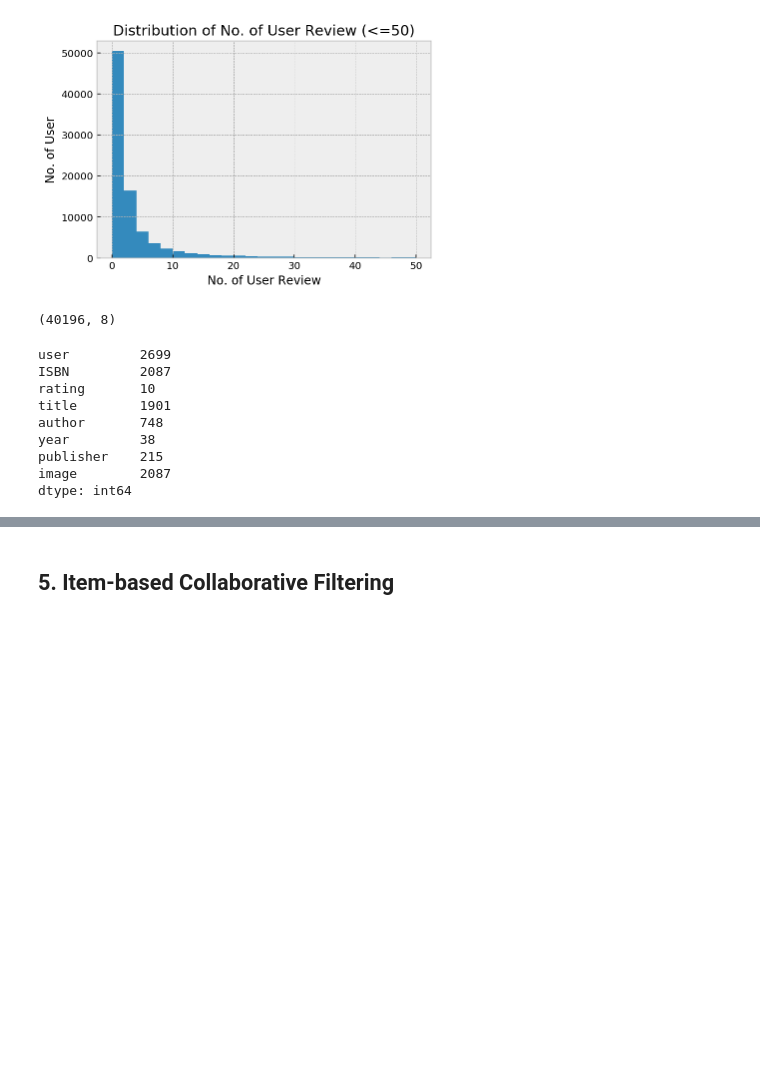
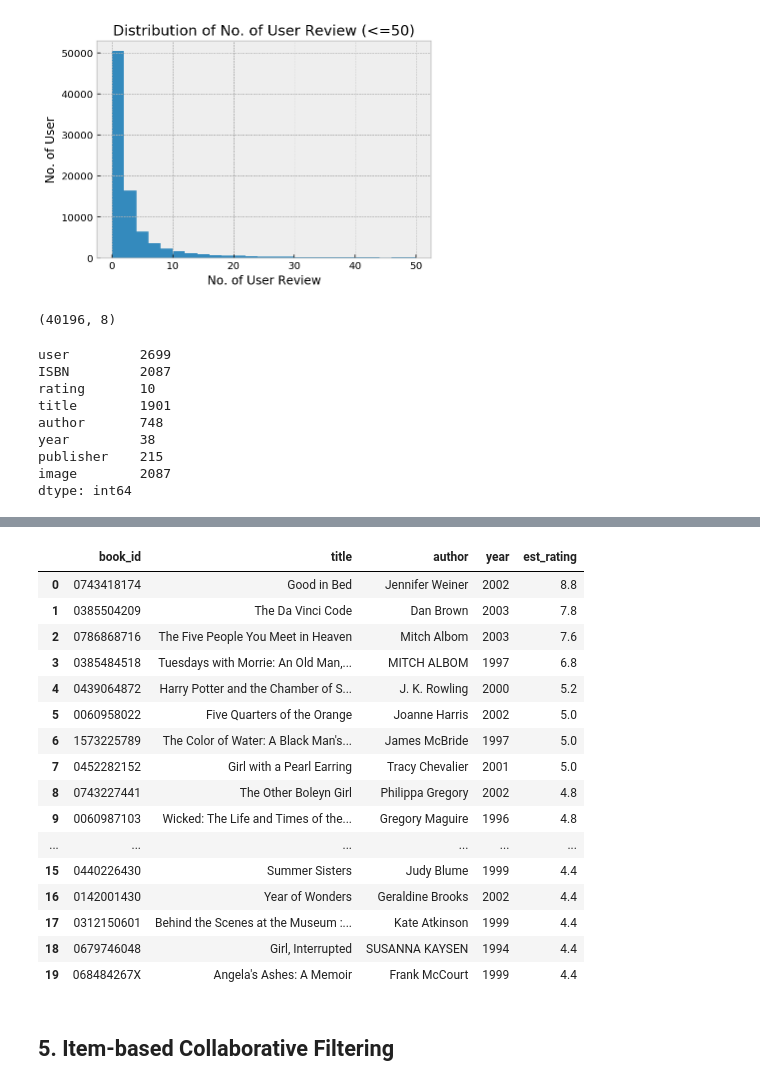
Before and after one commit to ppeyliang/book-recommender, a Jupyter notebook: capstone_project.ipynb, the cells around one changed output, grey strips where cells are left out. Drawn from its saved outputs; the diff is of its cells as text; code cells hidden in the pictures; blank space fills up the shorter version.

```diff
--- a/capstone_project.ipynb
+++ b/capstone_project.ipynb
@@ -346,0 +355,66 @@ Estimating biases using als...
+# %%
+# Build recommendation system using KNNWithZScore.
+testSubject = 153361
+# testSubject = cf.sample().user.values[0]
+k = 20
+
+trainset = data.build_full_trainset()
+
+sim_options = {'name': 'cosine',
+               'user_based': True
+               }
+
+model = KNNWithZScore(sim_options=sim_options)
+model.fit(trainset)
+simsMatrix = model.compute_similarities()
+print()
+
+# Get top N similar users to our test subject.
+testUserInnerID = trainset.to_inner_uid(testSubject)
+similarityRow = simsMatrix[testUserInnerID]
+
+similarUsers = []
+for innerID, score in enumerate(similarityRow):
+    if (innerID != testUserInnerID):
+        similarUsers.append( (innerID, score) )
+
+kNeighbors = heapq.nlargest(k, similarUsers, key=lambda t: t[1])
+
+# Get the stuff they rated, and add up ratings for each item, weighted by user similarity.
+candidates = defaultdict(float)
+for similarUser in kNeighbors:
+    innerID = similarUser[0]
+    userSimilarityScore = similarUser[1]
+    theirRatings = trainset.ur[innerID]
+    for rating in theirRatings:
+        candidates[rating[0]] += (rating[1] / 5.0) * userSimilarityScore
+
+# Build a dictionary of stuff the user has already seen.
+watched = {}
+for itemID, rating in trainset.ur[testUserInnerID]:
+    watched[itemID] = 1
+
+# Get top-rated items from similar users.
+results = {'book_id': [], 'title': [], 'author': [], 'year': [], 'est_rating': []}
+pos = 0
+
+for itemID, ratingSum in sorted(candidates.items(), key=itemgetter(1), reverse=True):
+    if not itemID in watched:
+        bookID = trainset.to_raw_iid(itemID)
+        title = cf[cf['ISBN'] == bookID].title.unique()[0]
+        author = cf[cf['ISBN'] == bookID].author.unique()[0]
+        year = cf[cf['ISBN'] == bookID].year.unique()[0]
+
+        results['book_id'].append(bookID)
+        results['title'].append(title)
+        results['author'].append(author)
+        results['year'].append(int(year))
+        results['est_rating'].append(ratingSum)
+
+        pos += 1
+        if (pos == k):
+            break
+
+print('Recommendation for User {}:'.format(testSubject))
+pd.DataFrame(results)
+# %% [output]
@@ -347,2 +427,19 @@ Estimating biases using als...
+|  | book_id | title | author | year | est_rating |
+| 0 | 0743418174 | Good in Bed | Jennifer Weiner | 2002 | 8.8 |
+| 1 | 0385504209 | The Da Vinci Code | Dan Brown | 2003 | 7.8 |
+| 2 | 0786868716 | The Five People You Meet in Heaven | Mitch Albom | 2003 | 7.6 |
+| 3 | 0385484518 | Tuesdays with Morrie: An Old Man,... | MITCH ALBOM | 1997 | 6.8 |
+| 4 | 0439064872 | Harry Potter and the Chamber of S... | J. K. Rowling | 2000 | 5.2 |
+| 5 | 0060958022 | Five Quarters of the Orange | Joanne Harris | 2002 | 5.0 |
+| 6 | 1573225789 | The Color of Water: A Black Man's... | James McBride | 1997 | 5.0 |
+| 7 | 0452282152 | Girl with a Pearl Earring | Tracy Chevalier | 2001 | 5.0 |
+| 8 | 0743227441 | The Other Boleyn Girl | Philippa Gregory | 2002 | 4.8 |
+| 9 | 0060987103 | Wicked: The Life and Times of the... | Gregory Maguire | 1996 | 4.8 |
+| ... | ... | ... | ... | ... | ... |
+| 15 | 0440226430 | Summer Sisters | Judy Blume | 1999 | 4.4 |
+| 16 | 0142001430 | Year of Wonders | Geraldine Brooks | 2002 | 4.4 |
+| 17 | 0312150601 | Behind the Scenes at the Museum :... | Kate Atkinson | 1999 | 4.4 |
+| 18 | 0679746048 | Girl, Interrupted | SUSANNA KAYSEN | 1994 | 4.4 |
+| 19 | 068484267X | Angela's Ashes: A Memoir | Frank McCourt | 1999 | 4.4 |
 # %% [markdown]
 ## 5. Item-based Collaborative Filtering
```
Also changed, not shown: parts of 14 cells of this notebook.
